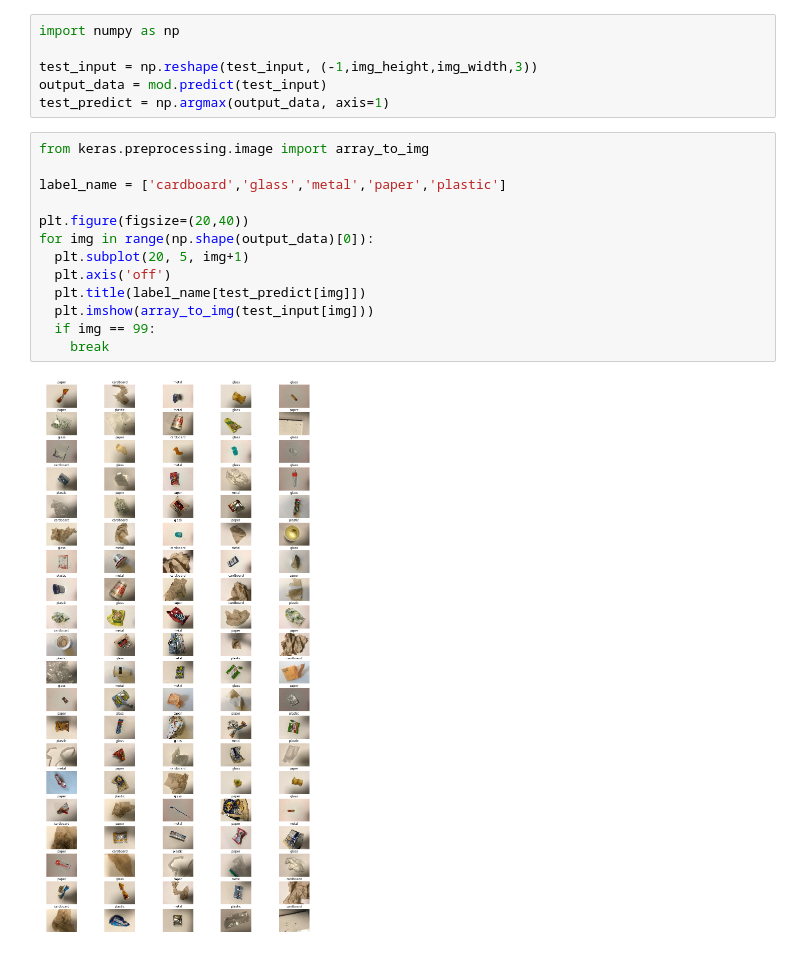
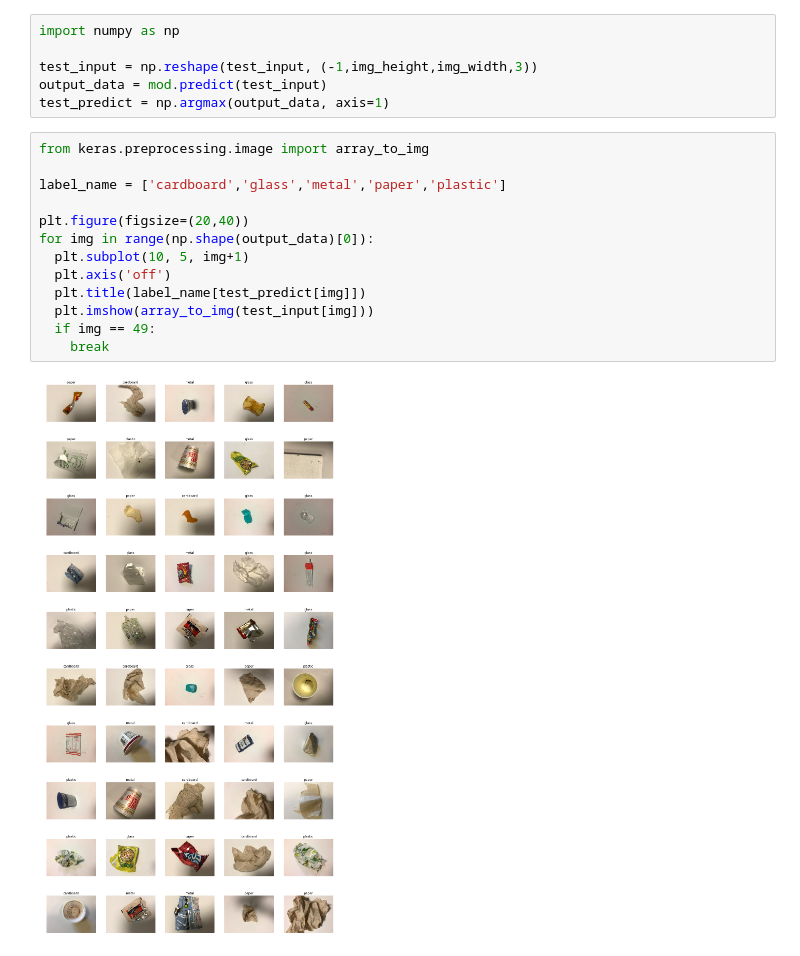
Before and after one commit to DarvinX/trash_classifier, a Jupyter notebook: trash_classifier.ipynb, the cells around one changed output. Drawn from its saved outputs; the diff is of its cells as text.

```diff
--- a/trash_classifier.ipynb
+++ b/trash_classifier.ipynb
@@ -152,15 +152,15 @@ test_predict = np.argmax(output_data, axis=1)
 # %%
 from keras.preprocessing.image import array_to_img
 
 label_name = ['cardboard','glass','metal','paper','plastic']
 
 plt.figure(figsize=(20,40))
 for img in range(np.shape(output_data)[0]):
-  plt.subplot(20, 5, img+1)
+  plt.subplot(10, 5, img+1)
   plt.axis('off')
   plt.title(label_name[test_predict[img]])
   plt.imshow(array_to_img(test_input[img]))
-  if img == 99:
+  if img == 49:
     break
 # %% [output]
-[figure, old version]
+[figure, new version]
```
